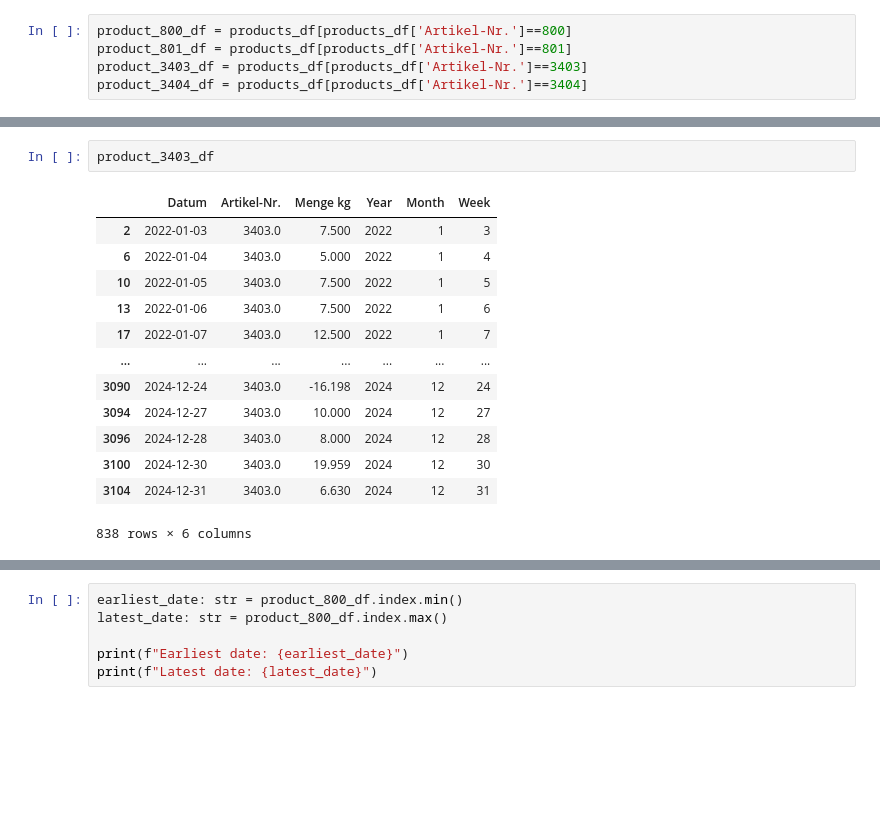
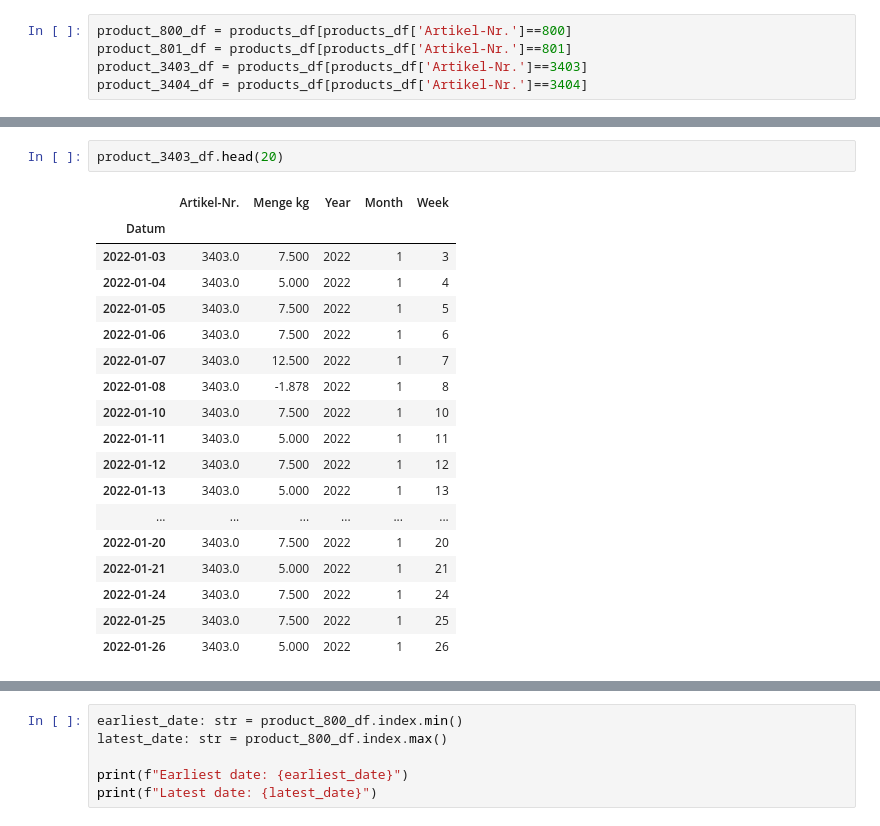
Before and after one commit to Julien-Dufresne/product_prognostic, a Jupyter notebook: Praktikum_prices_1_understanding_time_series.ipynb, the cells around one changed output, grey strips where cells are left out. Cells and saved outputs as stored; diff of their text form; blank space fills up the shorter version.

```diff
--- a/Praktikum_prices_1_understanding_time_series.ipynb
+++ b/Praktikum_prices_1_understanding_time_series.ipynb
@@ -137,16 +174,21 @@ product_3404_df = products_df[products_df['Artikel-Nr.']==3404]
 # %%
-product_3403_df
+product_3403_df.head(20)
 # %% [output]
-|  | Datum | Artikel-Nr. | Menge kg | Year | Month | Week |
-| 2 | 2022-01-03 | 3403.0 | 7.500 | 2022 | 1 | 3 |
-| 6 | 2022-01-04 | 3403.0 | 5.000 | 2022 | 1 | 4 |
-| 10 | 2022-01-05 | 3403.0 | 7.500 | 2022 | 1 | 5 |
-| 13 | 2022-01-06 | 3403.0 | 7.500 | 2022 | 1 | 6 |
-| 17 | 2022-01-07 | 3403.0 | 12.500 | 2022 | 1 | 7 |
-| ... | ... | ... | ... | ... | ... | ... |
-| 3090 | 2024-12-24 | 3403.0 | -16.198 | 2024 | 12 | 24 |
-| 3094 | 2024-12-27 | 3403.0 | 10.000 | 2024 | 12 | 27 |
-| 3096 | 2024-12-28 | 3403.0 | 8.000 | 2024 | 12 | 28 |
-| 3100 | 2024-12-30 | 3403.0 | 19.959 | 2024 | 12 | 30 |
-| 3104 | 2024-12-31 | 3403.0 | 6.630 | 2024 | 12 | 31 |
+|  | Artikel-Nr. | Menge kg | Year | Month | Week |
+| Datum |  |  |  |  |  |
+| 2022-01-03 | 3403.0 | 7.500 | 2022 | 1 | 3 |
+| 2022-01-04 | 3403.0 | 5.000 | 2022 | 1 | 4 |
+| 2022-01-05 | 3403.0 | 7.500 | 2022 | 1 | 5 |
+| 2022-01-06 | 3403.0 | 7.500 | 2022 | 1 | 6 |
+| 2022-01-07 | 3403.0 | 12.500 | 2022 | 1 | 7 |
+| 2022-01-08 | 3403.0 | -1.878 | 2022 | 1 | 8 |
+| 2022-01-10 | 3403.0 | 7.500 | 2022 | 1 | 10 |
+| 2022-01-11 | 3403.0 | 5.000 | 2022 | 1 | 11 |
+| 2022-01-12 | 3403.0 | 7.500 | 2022 | 1 | 12 |
+| 2022-01-13 | 3403.0 | 5.000 | 2022 | 1 | 13 |
+| ... | ... | ... | ... | ... | ... |
+| 2022-01-20 | 3403.0 | 7.500 | 2022 | 1 | 20 |
+| 2022-01-21 | 3403.0 | 5.000 | 2022 | 1 | 21 |
+| 2022-01-24 | 3403.0 | 7.500 | 2022 | 1 | 24 |
+| 2022-01-25 | 3403.0 | 7.500 | 2022 | 1 | 25 |
+| 2022-01-26 | 3403.0 | 5.000 | 2022 | 1 | 26 |
-838 rows × 6 columns
```
Also changed, not shown: parts of 20 cells of this notebook.
